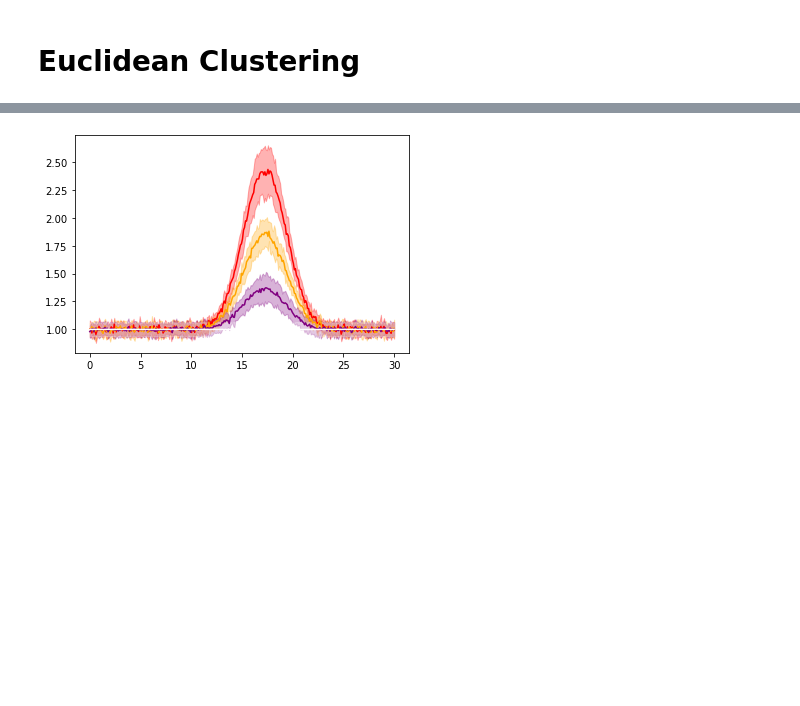
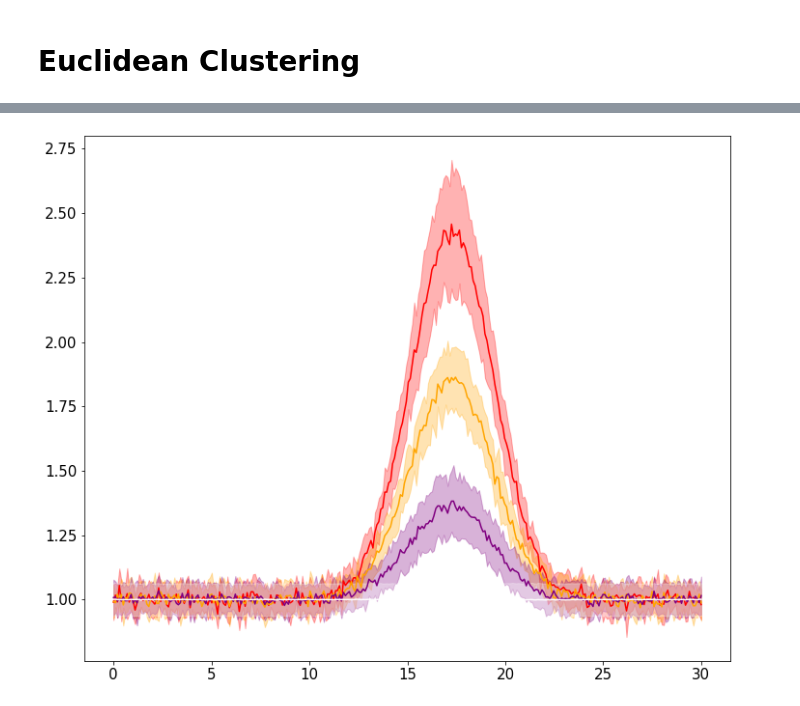
Before and after one commit to lucasplagwitz/fmri-clustering, a Jupyter notebook: tutorials/05_linecsanning_euclidean.ipynb, the cells around one changed output, grey strips where cells are left out. Cells and saved outputs as stored; diff of their text form; code cells hidden in the pictures; blank space fills up the shorter version.

```diff
--- a/tutorials/05_linecsanning_euclidean.ipynb
+++ b/tutorials/05_linecsanning_euclidean.ipynb
@@ -6,5 +8,5 @@ from scripts.simulate_data import generate_slice
 # %%
-plt.rcParams['figure.figsize'] = 12, 12
+plt.rcParams['figure.figsize'] = [10, 10]
 plt.rcParams["font.family"] = "sans-serif"
 plt.rcParams["font.size"] = 15
 # %% [markdown]
@@ -111,13 +111,15 @@ array(['red', 'orange', 'purple', 'white'], dtype='<U6')
 # %%
+plt.rcParams['figure.figsize'] = [12, 10]
 means = [np.mean(T[cluster==i], axis=0) for i in range(4)]
 stds = [np.std(T[cluster==i], axis=0) for i in range(4)]
 xx = np.linspace(0, 30, 300)
 for i in range(4):
     plt.plot(xx, means[order[i]],color=colors[i])
     plt.fill_between(xx, means[order[i]]-stds[order[i]],
                      means[order[i]]+stds[order[i]], alpha=.3,color=colors[i])
+plt.show()
 # %% [output]
-[figure, old version]
+[figure, new version]
 # %%
 R = np.zeros((80, 80, 2))
 k = 0
```
Also changed, not shown: parts of 6 cells of this notebook, 2 other files.
